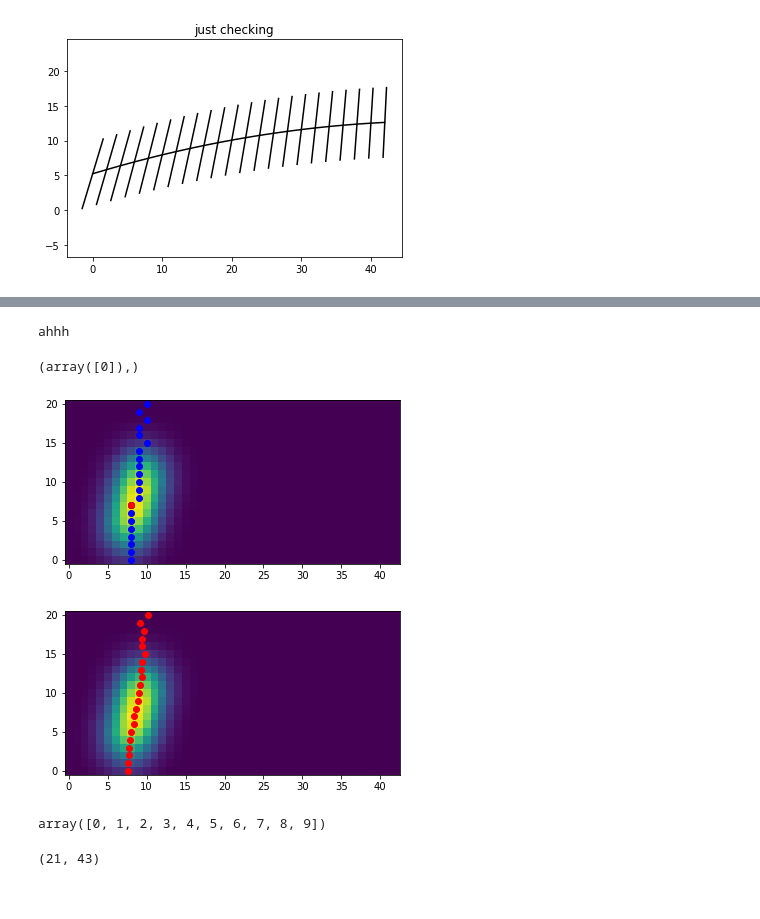
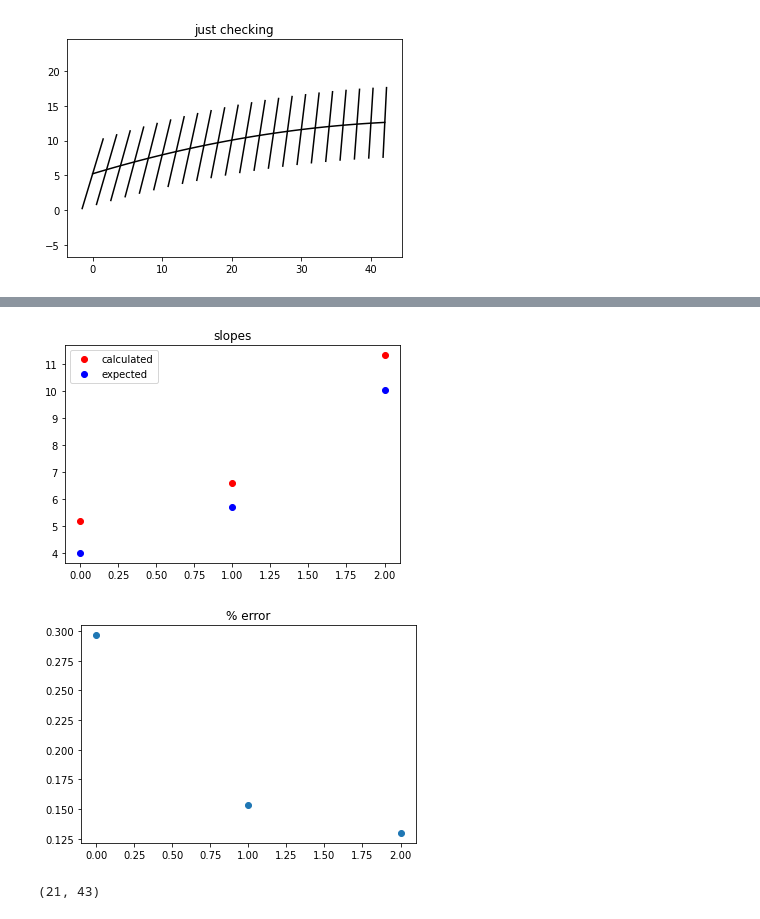
Before and after one commit to krlodeleon/spectro, a Jupyter notebook: blob_detector.ipynb, the cells around one changed output, grey strips where cells are left out. Cells and saved outputs as stored; diff of their text form; code cells hidden in the pictures.

```diff
--- a/blob_detector.ipynb
+++ b/blob_detector.ipynb
@@ -268,41 +232,0 @@ plt.show()
-# %%
-test=np.array([1,2,3,4])
-test[2:4]
-# %% [output]
-ahhh
-# %%
-np.where(test[2:4]==3)
-# %% [output]
-(array([0]),)
-# %%
-x_max = []
-for rows in lfc:
-    index = np.where(rows==max(rows))[0][0]
-    x_max.append(index)
-
-max_spot = np.where(lfc==np.max(lfc))
-plt.plot(max_spot[1],max_spot[0],'ro',alpha=1)
-plt.plot(x_max,np.arange(len(x_max)),'bo')
-plt.plot(max_spot[1],max_spot[0],'ro',alpha=1)
-plt.imshow(lfc,**imshowkwargs)
-plt.show()
-# %% [output]
-[figure, removed]
-# %%
-x_max = []
-for rows in lfc:
-    index = np.where(rows==max(rows))[0][0]
-    parabola_pars = designfit(np.array([index-1,index,index+1]),rows[index-1:index+2],np.ones(3),constant1,identity,square)
-    x_max.append(-parabola_pars[1]/(2*parabola_pars[2]))
-
-
-plt.plot(x_max,np.arange(len(x_max)),'ro')
-plt.imshow(lfc,**imshowkwargs)
-plt.show()
-# %% [output]
-[figure, removed]
-# %%
-test = np.arange(10)
-test
-# %% [output]
-array([0, 1, 2, 3, 4, 5, 6, 7, 8, 9])
@@ -315,3 +233,20 @@ np.roll
+# %%
+#Error analysis
+slopes = slopes[np.argsort(slopes[:,1])]
+slopes_expected = np.array([[1/dxdy(x),int(x)] for x in lfcspots[1:-1]])
+slopes_expected = slopes_expected[np.argsort(slopes_expected[:,1])]
+
+plt.plot(slopes[:,0],'ro',label='calculated')
+plt.plot(slopes_expected[:,0],'bo',label='expected')
+plt.title('slopes')
+plt.legend()
+plt.show()
+plt.plot(abs(slopes[:,0]-slopes_expected[:,0])/slopes_expected[:,0],'o')
+plt.title('% error')
+plt.show()
+# %% [output]
+[figure, added]
+[figure, added]
 # %%
 # Make true science image by multiplying the flat.
 foo = np.ones_like(xxs)
```
Also changed, not shown: parts of 10 cells of this notebook.
